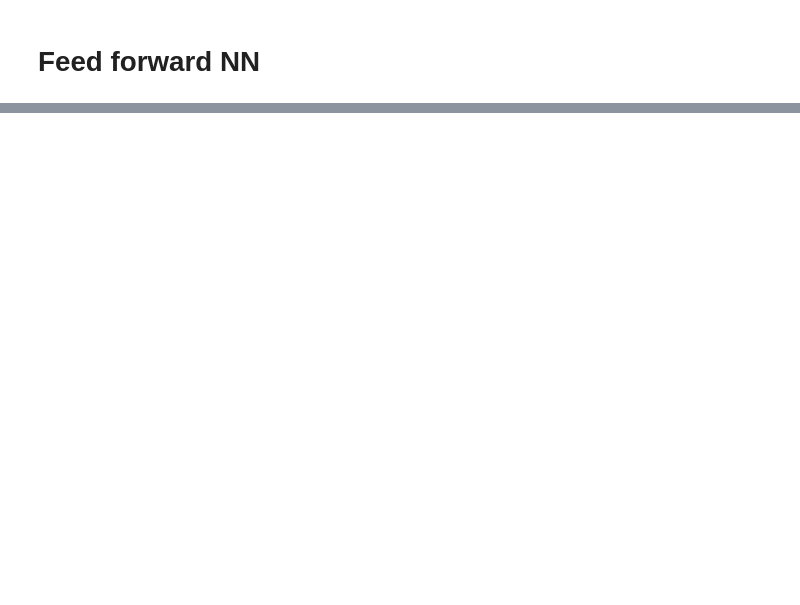
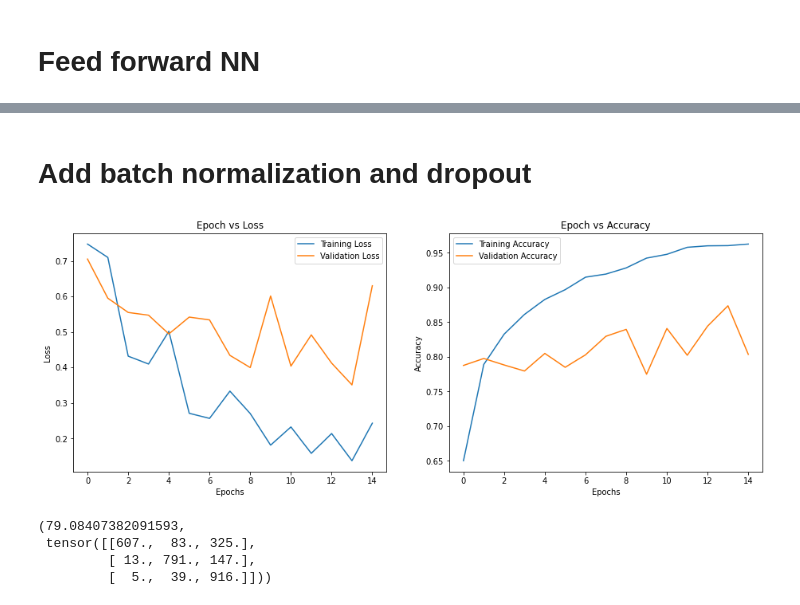
Before and after one commit to jabrantley/Deep-Learning, a Jupyter notebook: 3_NN_ImageClassification_Better.ipynb, the cells around one changed output, grey strips where cells are left out. Saved outputs shown, nothing was run; the diff lists cells and outputs as text; code cells hidden in the pictures; blank space fills up the shorter version.

```diff
--- a/3_NN_ImageClassification_Better.ipynb
+++ b/3_NN_ImageClassification_Better.ipynb
@@ -236,0 +303,18 @@ KeyboardInterrupt:
+# %% [markdown]
+# Add batch normalization and dropout
+# %%
+net_bn = FFN_BN(input_size=np.prod(example_data.shape[1:])).to(dev)
+criterion = nn.CrossEntropyLoss()
+optimizer = optim.Adam(net_bn.parameters(),lr=1e-4,weight_decay=0.0001)
+num_epochs = 15
+train_loss, train_acc, validation_loss, validation_acc = train(net_bn, dev, train_loader, validate_loader, num_epochs, criterion, optimizer)
+plot_loss_accuracy(train_loss, train_acc, validation_loss, validation_acc)
+# %% [output]
+[figure, added]
+# %%
+test(net_bn,dev, test_loader,num_classes=num_classes)
+# %% [output]
+(79.08407382091593,
+ tensor([[607.,  83., 325.],
+         [ 13., 791., 147.],
+         [  5.,  39., 916.]]))
```
Also changed, not shown: parts of 12 cells of this notebook, 4 other files.
